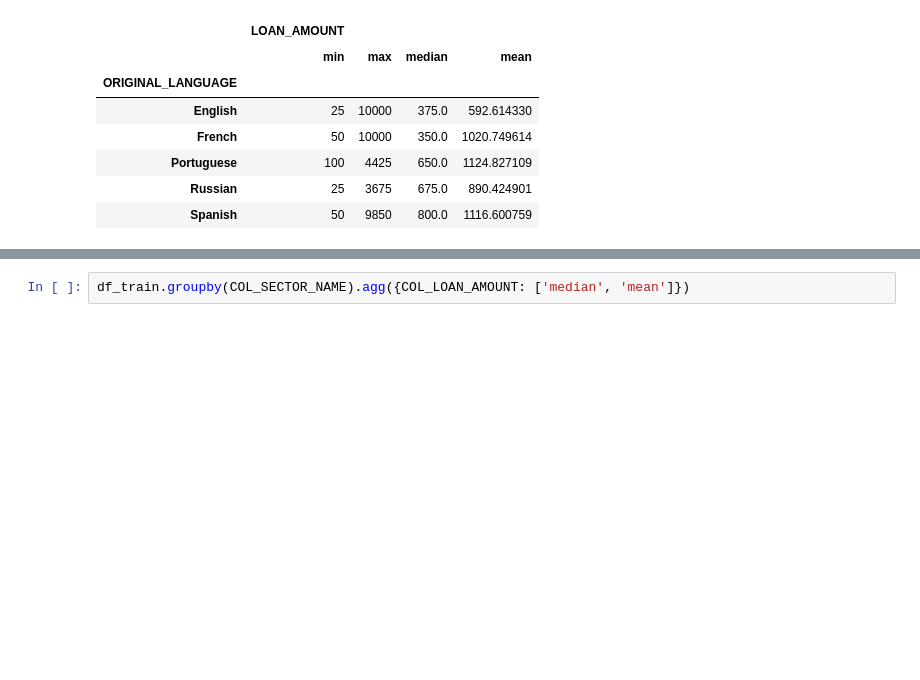
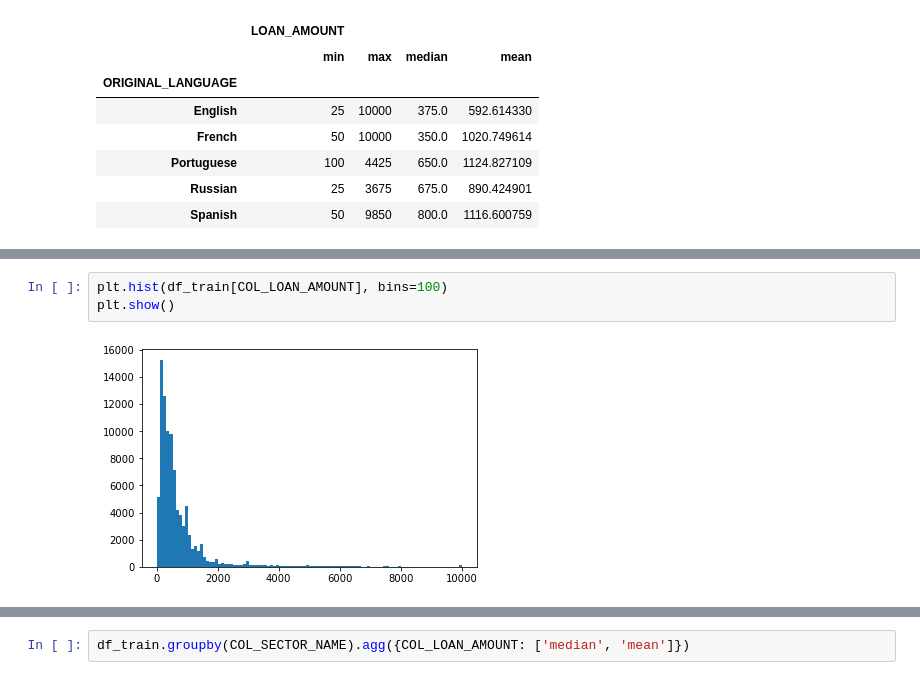
Before and after one commit to Shohei-Kinoshita/prob-space-kiva-competition, a Jupyter notebook: src/EDA.ipynb, the cells around one changed output, grey strips where cells are left out. Saved outputs shown, nothing was run; the diff lists cells and outputs as text; blank space fills up the shorter version.

```diff
--- a/src/EDA.ipynb
+++ b/src/EDA.ipynb
@@ -123,0 +193,5 @@ df_train.groupby(COL_ORIGINAL_LANGUAGE).agg({COL_LOAN_AMOUNT: ['min', 'max', 'me
+# %%
+plt.hist(df_train[COL_LOAN_AMOUNT], bins=100)
+plt.show()
+# %% [output]
+[figure, added]
```
Also changed, not shown: parts of 68 cells of this notebook.
